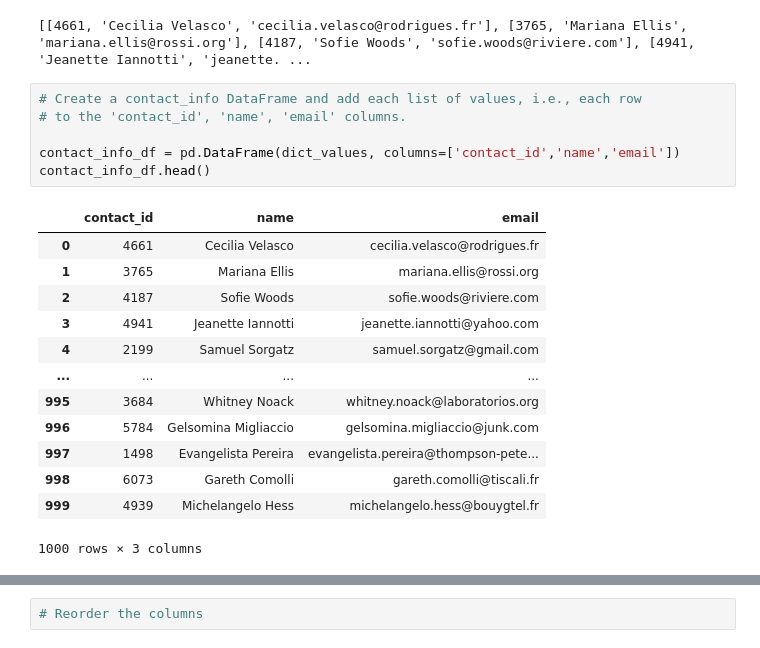
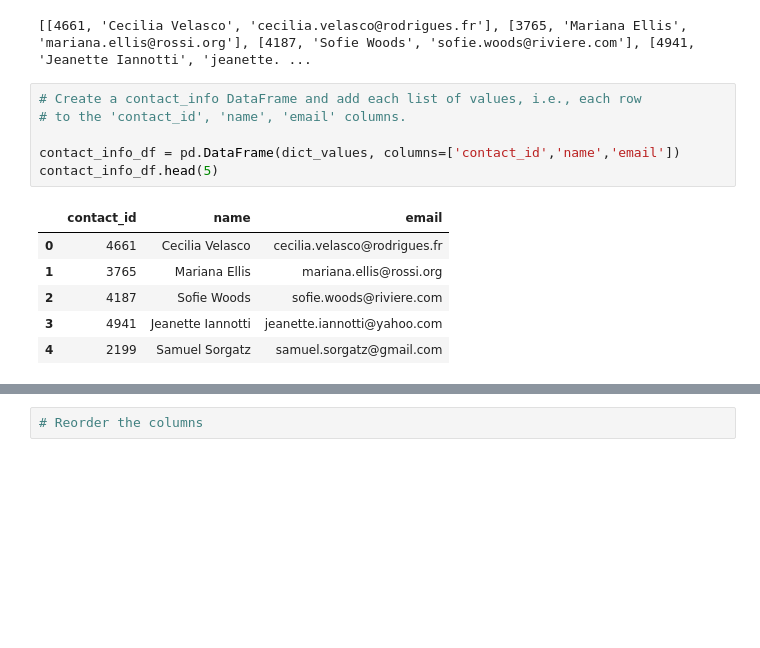
Before and after one commit to JasleenShergill/Crowdfunding-Insights, a Jupyter notebook: ETL_Mini_Project_JJasleen_PDhillon.ipynb, the cells around one changed output, grey strips where cells are left out. Cells and saved outputs as stored; diff of their text form; blank space fills up the shorter version.

```diff
--- a/ETL_Mini_Project_JJasleen_PDhillon.ipynb
+++ b/ETL_Mini_Project_JJasleen_PDhillon.ipynb
@@ -330,22 +330,15 @@ print(dict_values)
 # %%
 # Create a contact_info DataFrame and add each list of values, i.e., each row
 # to the 'contact_id', 'name', 'email' columns.
 
 contact_info_df = pd.DataFrame(dict_values, columns=['contact_id','name','email'])
-contact_info_df.head()
+contact_info_df.head(5)
 # %% [output]
 |  | contact_id | name | email |
 | 0 | 4661 | Cecilia Velasco | cecilia.velasco@rodrigues.fr |
 | 1 | 3765 | Mariana Ellis | mariana.ellis@rossi.org |
 | 2 | 4187 | Sofie Woods | sofie.woods@riviere.com |
 | 3 | 4941 | Jeanette Iannotti | jeanette.iannotti@yahoo.com |
 | 4 | 2199 | Samuel Sorgatz | samuel.sorgatz@gmail.com |
-| ... | ... | ... | ... |
-| 995 | 3684 | Whitney Noack | whitney.noack@laboratorios.org |
-| 996 | 5784 | Gelsomina Migliaccio | gelsomina.migliaccio@junk.com |
-| 997 | 1498 | Evangelista Pereira | evangelista.pereira@thompson-pete... |
-| 998 | 6073 | Gareth Comolli | gareth.comolli@tiscali.fr |
-| 999 | 4939 | Michelangelo Hess | michelangelo.hess@bouygtel.fr |
-1000 rows × 3 columns
 # %%
 # Check the datatypes.
```
Also changed, not shown: parts of 2 cells of this notebook.
